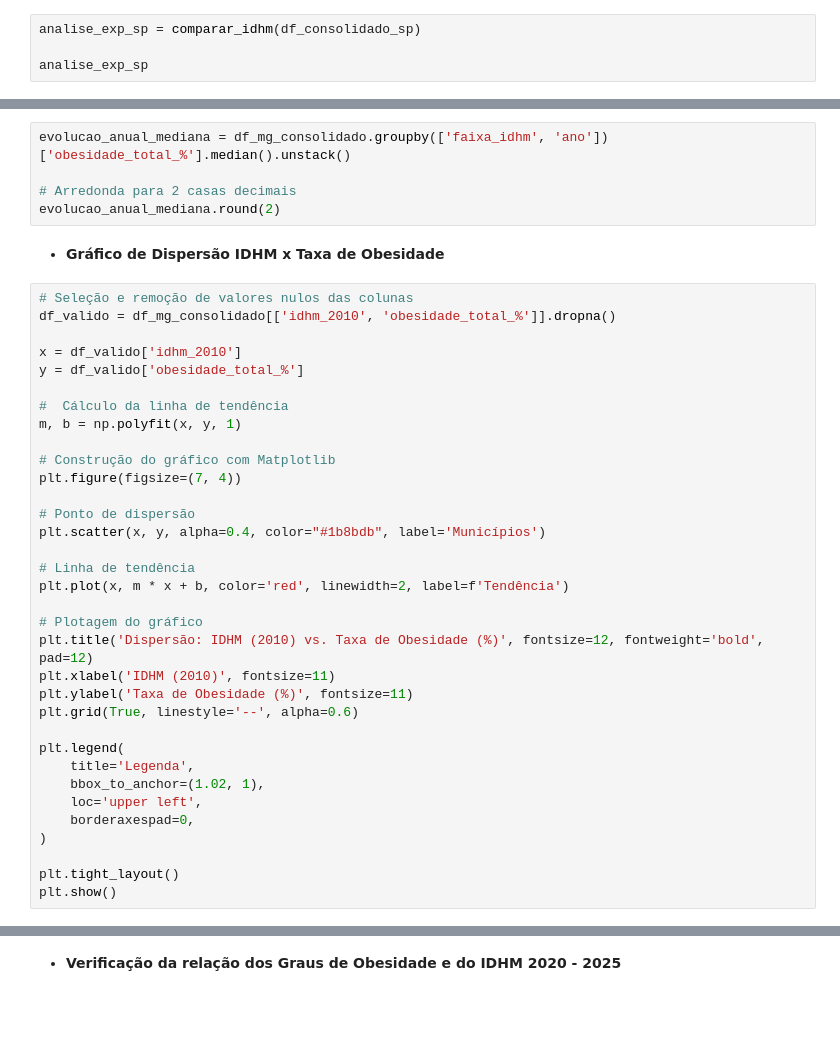
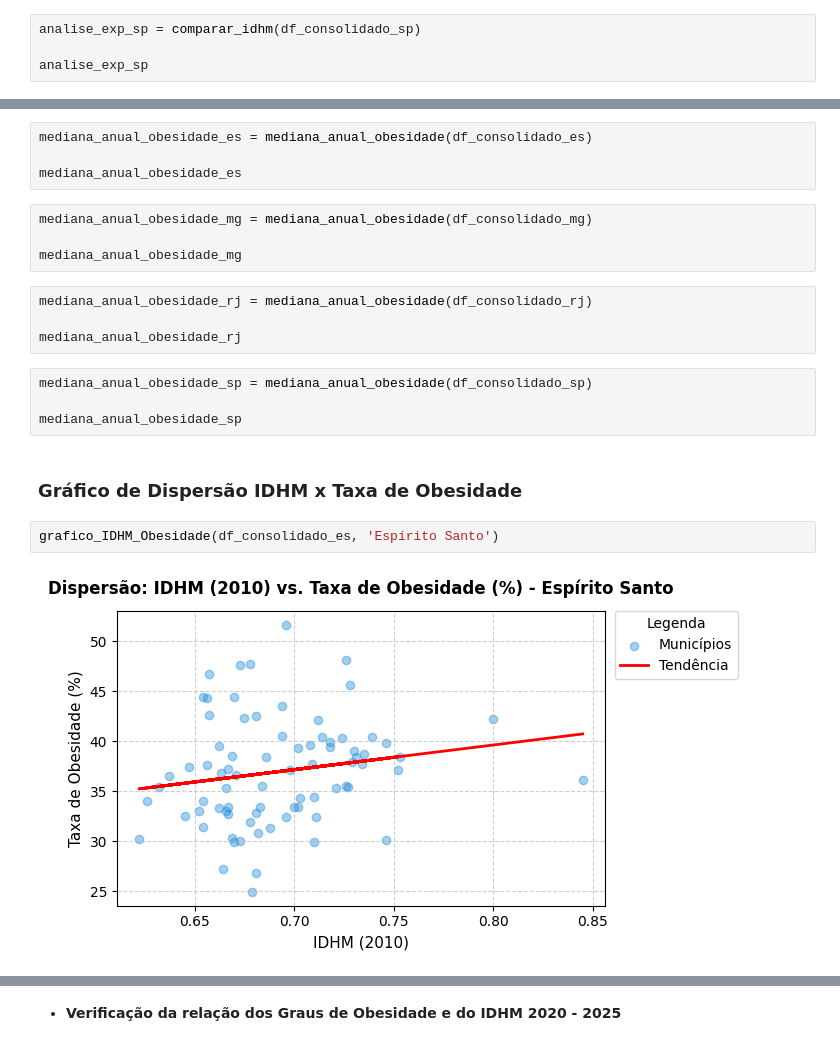
Before and after one commit to CrisEngComp/analise_obesidade_sudeste_brasileiro, a Jupyter notebook: analise_obesidade_funcoes.ipynb, the cells around one changed output, grey strips where cells are left out. Drawn from its saved outputs; the diff is of its cells as text; blank space fills up the shorter version.

```diff
--- a/analise_obesidade_funcoes.ipynb
+++ b/analise_obesidade_funcoes.ipynb
@@ -408,41 +477,22 @@ evolucao_anual.round(2)
 # %%
-evolucao_anual_mediana = df_mg_consolidado.groupby(['faixa_idhm', 'ano'])['obesidade_total_%'].median().unstack()
+mediana_anual_obesidade_es = mediana_anual_obesidade(df_consolidado_es)
 
-# Arredonda para 2 casas decimais
-evolucao_anual_mediana.round(2)
+mediana_anual_obesidade_es
+# %%
+mediana_anual_obesidade_mg = mediana_anual_obesidade(df_consolidado_mg)
+
+mediana_anual_obesidade_mg
+# %%
+mediana_anual_obesidade_rj = mediana_anual_obesidade(df_consolidado_rj)
+
+mediana_anual_obesidade_rj
+# %%
+mediana_anual_obesidade_sp = mediana_anual_obesidade(df_consolidado_sp)
+
+mediana_anual_obesidade_sp
 # %% [markdown]
-* **Gráfico de Dispersão IDHM x Taxa de Obesidade**
+### **Gráfico de Dispersão IDHM x Taxa de Obesidade**
 # %%
-# Seleção e remoção de valores nulos das colunas
-df_valido = df_mg_consolidado[['idhm_2010', 'obesidade_total_%']].dropna()
-
-x = df_valido['idhm_2010']
-y = df_valido['obesidade_total_%']
-
-#  Cálculo da linha de tendência
-m, b = np.polyfit(x, y, 1)
-
-# Construção do gráfico com Matplotlib
-plt.figure(figsize=(7, 4))
-
-# Ponto de dispersão
-plt.scatter(x, y, alpha=0.4, color="#1b8bdb", label='Municípios')
-
-# Linha de tendência
-plt.plot(x, m * x + b, color='red', linewidth=2, label=f'Tendência')
-
-# Plotagem do gráfico
-plt.title('Dispersão: IDHM (2010) vs. Taxa de Obesidade (%)', fontsize=12, fontweight='bold', pad=12)
-plt.xlabel('IDHM (2010)', fontsize=11)
-plt.ylabel('Taxa de Obesidade (%)', fontsize=11)
-plt.grid(True, linestyle='--', alpha=0.6)
-
-plt.legend(
-    title='Legenda',
-    bbox_to_anchor=(1.02, 1),
-    loc='upper left',
-    borderaxespad=0,
-)
-
-plt.tight_layout()
-plt.show()
+grafico_IDHM_Obesidade(df_consolidado_es, 'Espírito Santo')
+# %% [output]
+[figure, added]
```
Also changed, not shown: parts of 18 cells of this notebook.
